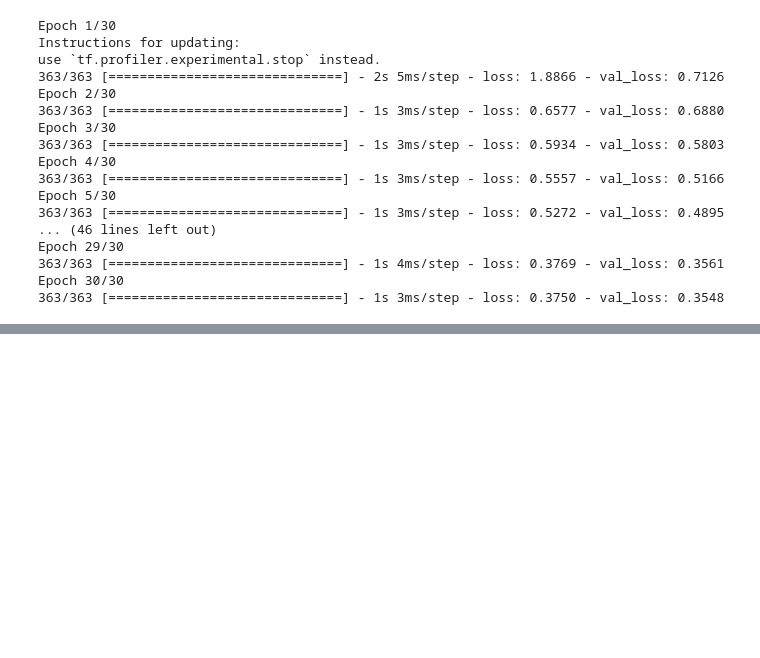
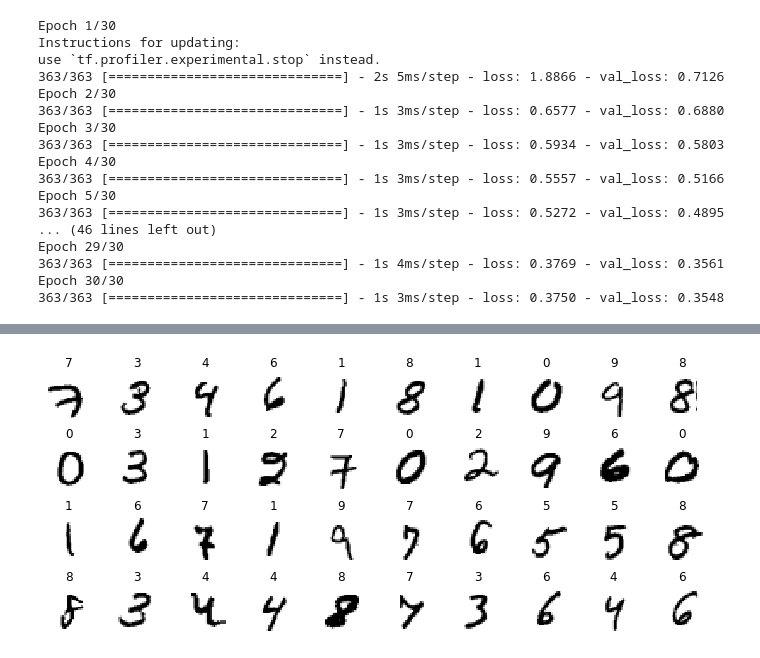
Before and after one commit to Iulian277/Hands-On-ML-Book, a Jupyter notebook: Part 2/Chapter-10-Neural-Nets-With-Keras.ipynb, the cells around one changed output, grey strips where cells are left out. Saved outputs shown, nothing was run; the diff lists cells and outputs as text; code cells hidden in the pictures; blank space fills up the shorter version.

```diff
--- a/Part 2/Chapter-10-Neural-Nets-With-Keras.ipynb
+++ b/Part 2/Chapter-10-Neural-Nets-With-Keras.ipynb
@@ -792,0 +853,18 @@ keras_reg = keras.wrappers.scikit_learn.KerasRegressor(build_model)
+# %%
+# Let's plot more images
+n_rows = 4
+n_cols = 10
+plt.figure(figsize=(n_cols * 1.2, n_rows * 1.2))
+
+for row in range(n_rows):
+    for col in range(n_cols):
+        index = n_cols * row + col
+        plt.subplot(n_rows, n_cols, index + 1)
+        plt.imshow(X_train[index], cmap="binary", interpolation="nearest")
+        plt.axis('off')
+        plt.title(y_train[index], fontsize=12)
+
+plt.subplots_adjust(wspace=0.2, hspace=0.5)
+plt.show()
+# %% [output]
+[figure, added]
```
Also changed, not shown: parts of 35 cells of this notebook, 2 other files.
